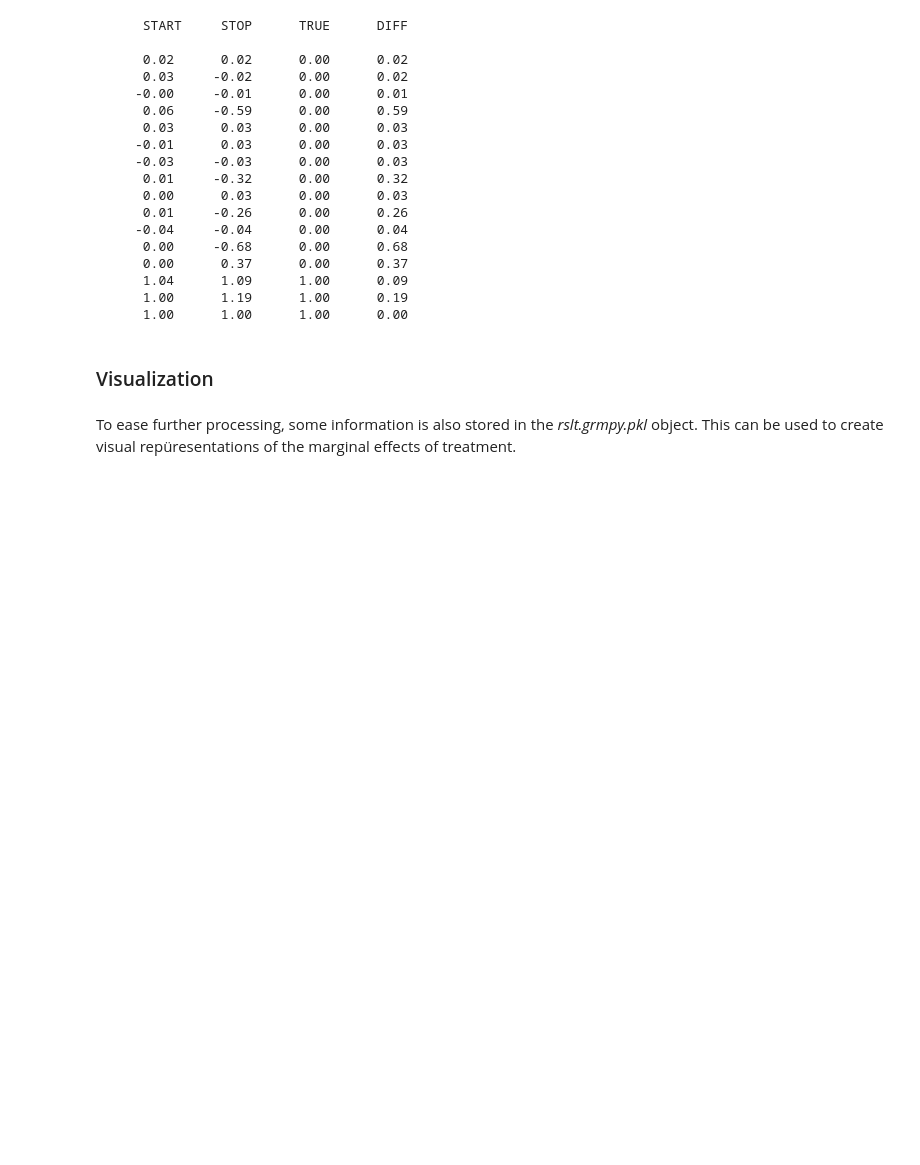
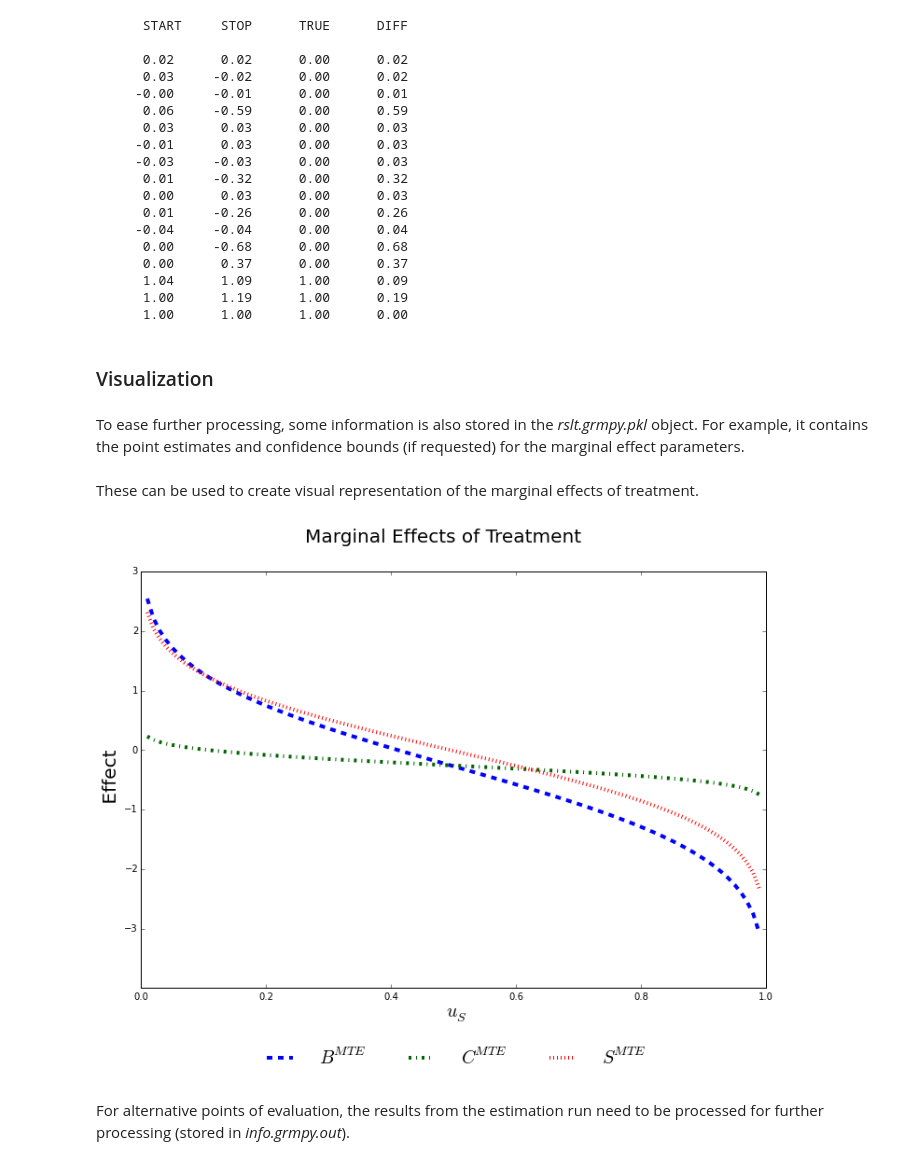
Before and after one commit to lnsongxf/public.package, a Jupyter notebook: example/example.ipynb, the cells around one changed output. Saved outputs shown, nothing was run; the diff lists cells and outputs as text; code cells hidden in the pictures; blank space fills up the shorter version.

Commit message:
putting in a bit of time on the example

```diff
--- a/example/example.ipynb
+++ b/example/example.ipynb
@@ -250,5 +261,29 @@ for i in range(len(STOP)):
       1.00      1.00      1.00      0.00
 # %% [markdown]
 ### Visualization
+# %% [markdown]
+To ease further processing, some information is also stored in the *rslt.grmpy.pkl* object. For example, it contains the point estimates and confidence bounds (if requested) for the marginal effect parameters.
+# %%
+# Load serialized dictionary with result
+# information.
+rslt_dict = pkl.load(open('rslt.grmpy.pkl', 'r'))
+
+# Extract the marginal effects of treatment at the
+# average of relevant observable characteristics.
+# Note that at the points of evaluation the ex ante
+# and ex post versions of the marginal benefits of
+# treatment are identical.
+bmte = rslt_dict['bmte_ex_post']['estimate']
+cmte = rslt_dict['cmte_ex_ante']['estimate']
+smte = rslt_dict['smte_ex_ante']['estimate']
+
+# The confidence intervals can be accessed by
+# accessing the `confi' key.
 # %% [markdown]
-To ease further processing, some information is also stored in the *rslt.grmpy.pkl* object. This can be used to create visual repüresentations of the marginal effects of treatment.
+These can be used to create visual representation of the marginal effects of treatment.
+# %%
+aux.graph_marginal_effects(bmte, cmte, smte)
+# %% [output]
+[figure, added]
+# %% [markdown]
+For alternative points of evaluation, the results from the estimation run need to be processed for further processing (stored in *info.grmpy.out*).
```
Also changed, not shown: parts of 3 cells of this notebook, 1 other file.
